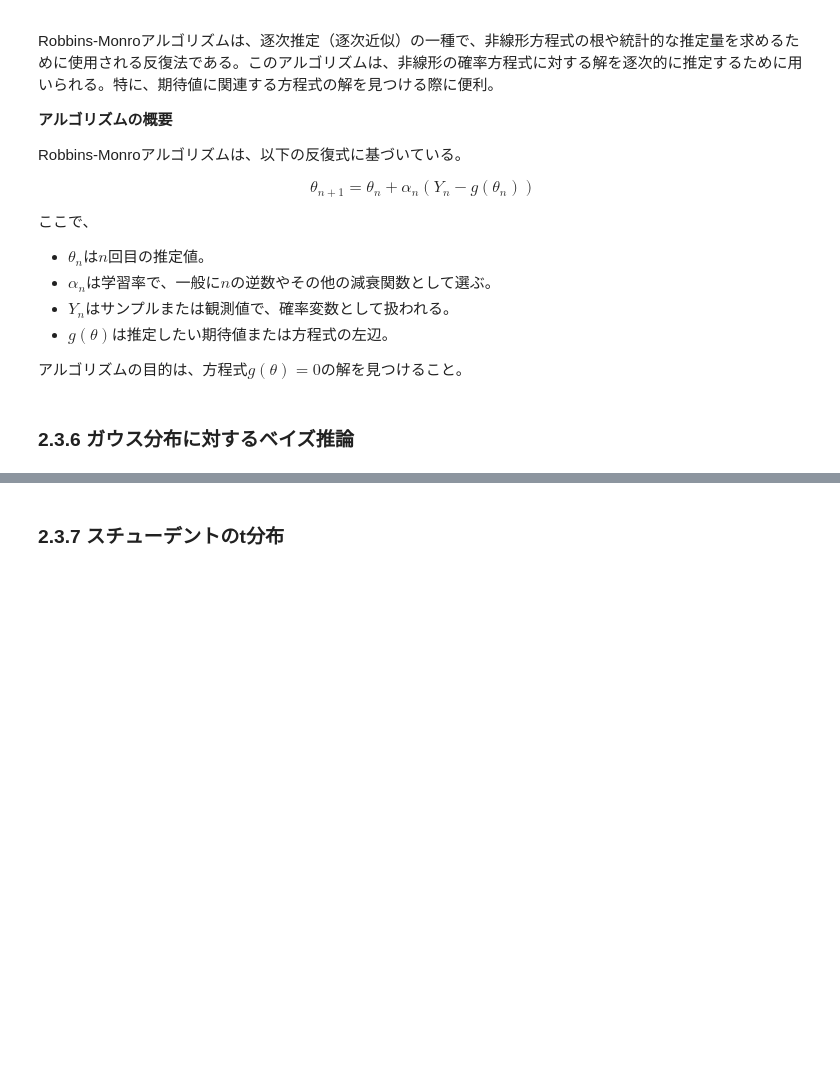
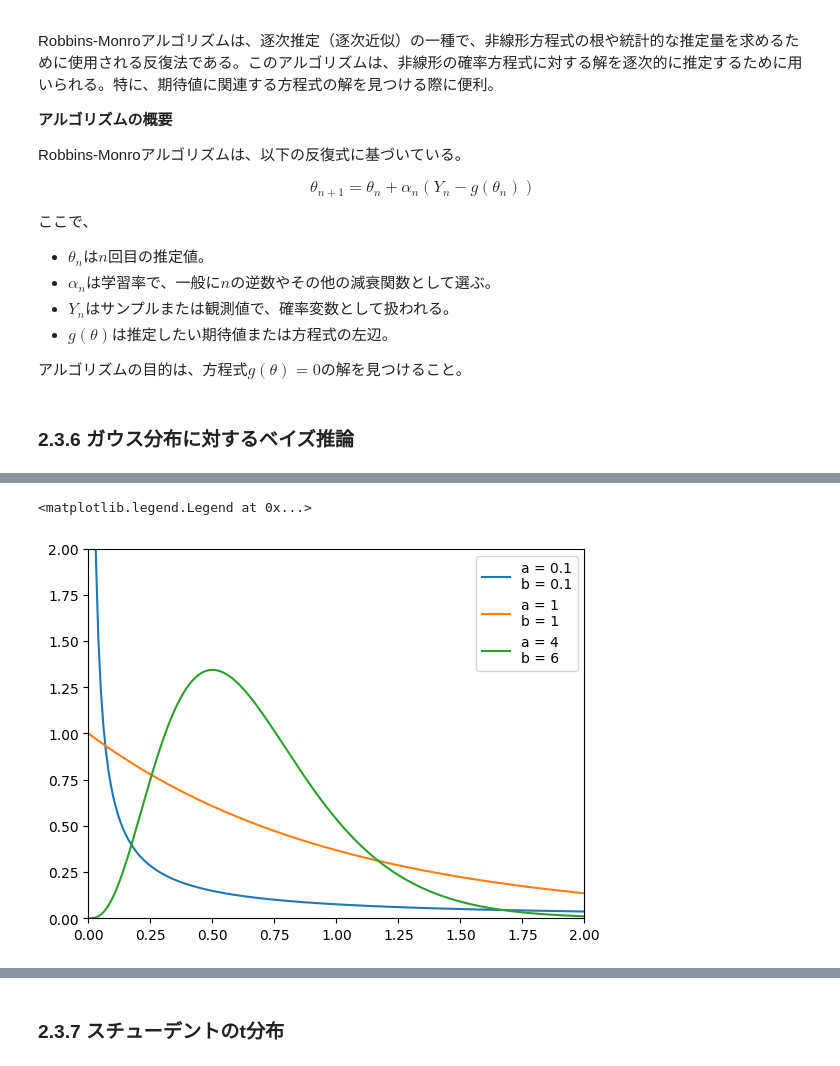
Before and after one commit to arata234/PRML, a Jupyter notebook: cp2_probability_distribution.ipynb, the cells around one changed output, grey strips where cells are left out. Cells and saved outputs as stored; diff of their text form; code cells hidden in the pictures; blank space fills up the shorter version.

```diff
--- a/cp2_probability_distribution.ipynb
+++ b/cp2_probability_distribution.ipynb
@@ -926,0 +988,14 @@ $$
+# %%
+x = np.linspace(0, 2, 201)
+a = [0.1, 1, 4]
+b = [0.1, 1, 6]
+for alpha, beta in zip(a, b):
+    # Gamma分布
+    y = gamma.pdf(x, a=alpha, scale=1/beta)
+    plt.plot(x,y, label=f"a = {alpha}\nb = {beta}")
+plt.xlim(0, 2)
+plt.ylim(0, 2)
+plt.legend()
+# %% [output]
+<matplotlib.legend.Legend at 0x...>
+[figure, added]
```
Also changed, not shown: parts of 14 cells of this notebook.
